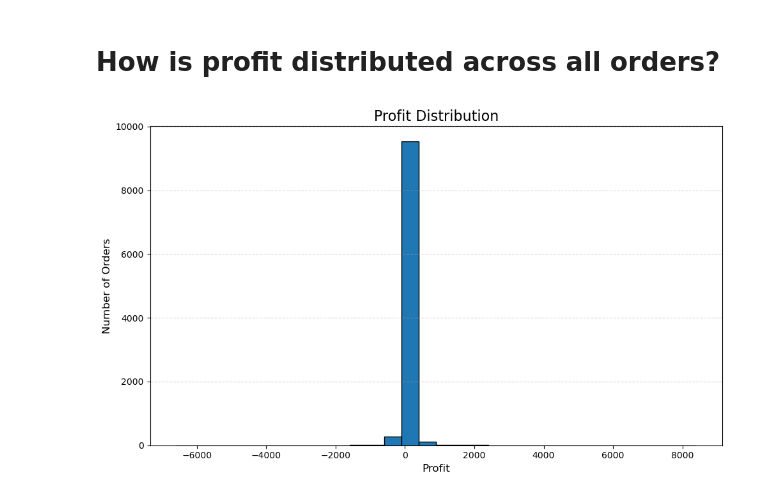
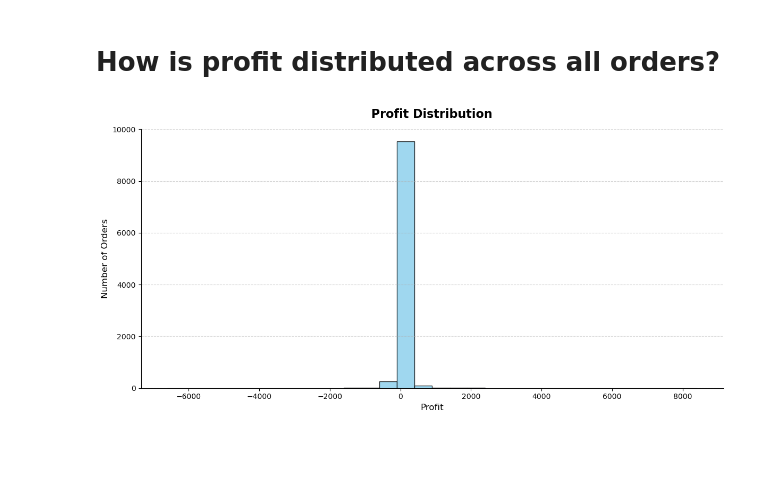
Before and after one commit to nilesh-2006/E-Commerce-Sales-Analysis, a Jupyter notebook: notebooks/05_profit_analysis.ipynb, the cells around one changed output. Cells and saved outputs as stored; diff of their text form; code cells hidden in the pictures; blank space fills up the shorter version.

```diff
--- a/notebooks/05_profit_analysis.ipynb
+++ b/notebooks/05_profit_analysis.ipynb
@@ -382,38 +484,43 @@ plt.show()
 # %%
 
 # Create Figure
-plt.figure(figsize=(10,6))
+plt.figure(figsize=(12,6))
 
 # Histogram
 plt.hist(
     df["Profit"],
     bins=30,
-    edgecolor="black"
+    color="skyblue",
+    edgecolor="black",
+    alpha=0.8
 )
 
 # Title
-plt.title("Profit Distribution", fontsize=16)
+plt.title("Profit Distribution", fontsize=16, fontweight="bold", pad=15)
 
 # X-axis Label
 plt.xlabel("Profit", fontsize=12)
 
 # Y-axis Label
 plt.ylabel("Number of Orders", fontsize=12)
 
 # Grid
 plt.grid(axis="y", linestyle="--", alpha=0.5)
+
+plt.gca().spines["top"].set_visible(False)
+plt.gca().spines["right"].set_visible(False)
 
 # Tight Layout
 plt.tight_layout()
 
 # Save Chart
 plt.savefig(
     "../visualizations/profits/profit_distribution.png",
     dpi=300,
     bbox_inches="tight"
 )
 
 # Show Chart
 plt.show()
 # %% [output]
-[figure, old version]
+[figure, new version]
```
Also changed, not shown: parts of 10 cells of this notebook, 1 other file.
